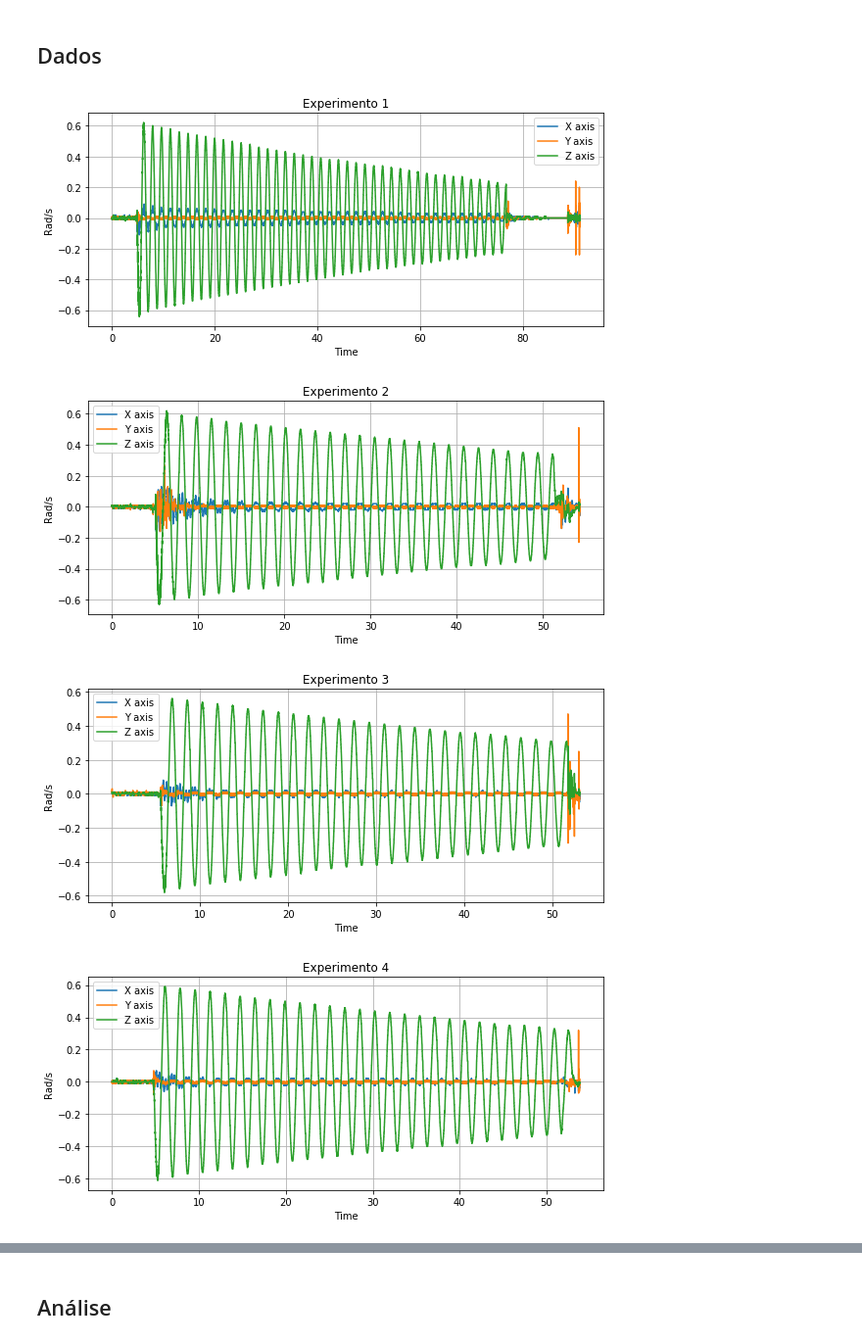
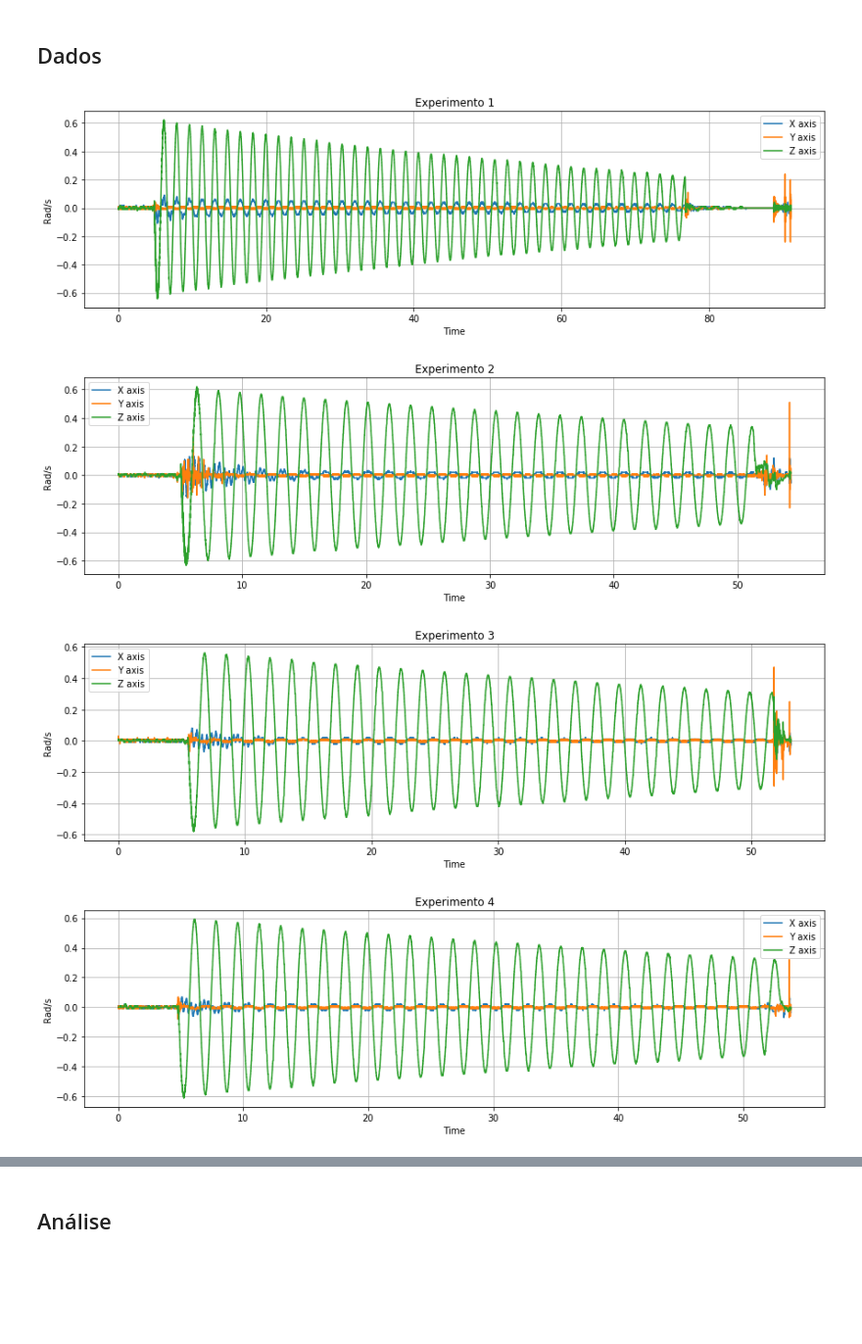
Before and after one commit to caiotda/MAC209, a Jupyter notebook: EP2/ep02.ipynb, the cells around one changed output, grey strips where cells are left out. Shown at 98% size. Saved outputs shown, nothing was run; the diff lists cells and outputs as text; code cells hidden in the pictures; blank space fills up the shorter version.

```diff
--- a/EP2/ep02.ipynb
+++ b/EP2/ep02.ipynb
@@ -43,21 +43,21 @@ names.sort()
 # %%
 #Plots
 for i in range(len(names)):
     tbl = pd.read_csv(names[i])
     tbl.head()
-    fig = plt.figure(figsize=(32,4))
+    fig = plt.figure(figsize=(50,4))
     plt.subplot(131)
     plt.grid(True)
     plt.xlabel("Time")
     plt.ylabel("Rad/s")
     plt.plot(tbl["time"], tbl["wx"], label = "X axis")
     plt.plot(tbl["time"], tbl["wy"], label ="Y axis")
     plt.plot(tbl["time"], tbl["wz"], label ="Z axis")
     plt.title("Experimento "+str(i+1))
     plt.legend()
     plt.show()
 # %% [output]
-[figure, old version]
+[figure, new version]
-[figure, old version]
+[figure, new version]
-[figure, old version]
+[figure, new version]
-[figure, old version]
+[figure, new version]
```
Also changed, not shown: parts of 9 cells of this notebook.
